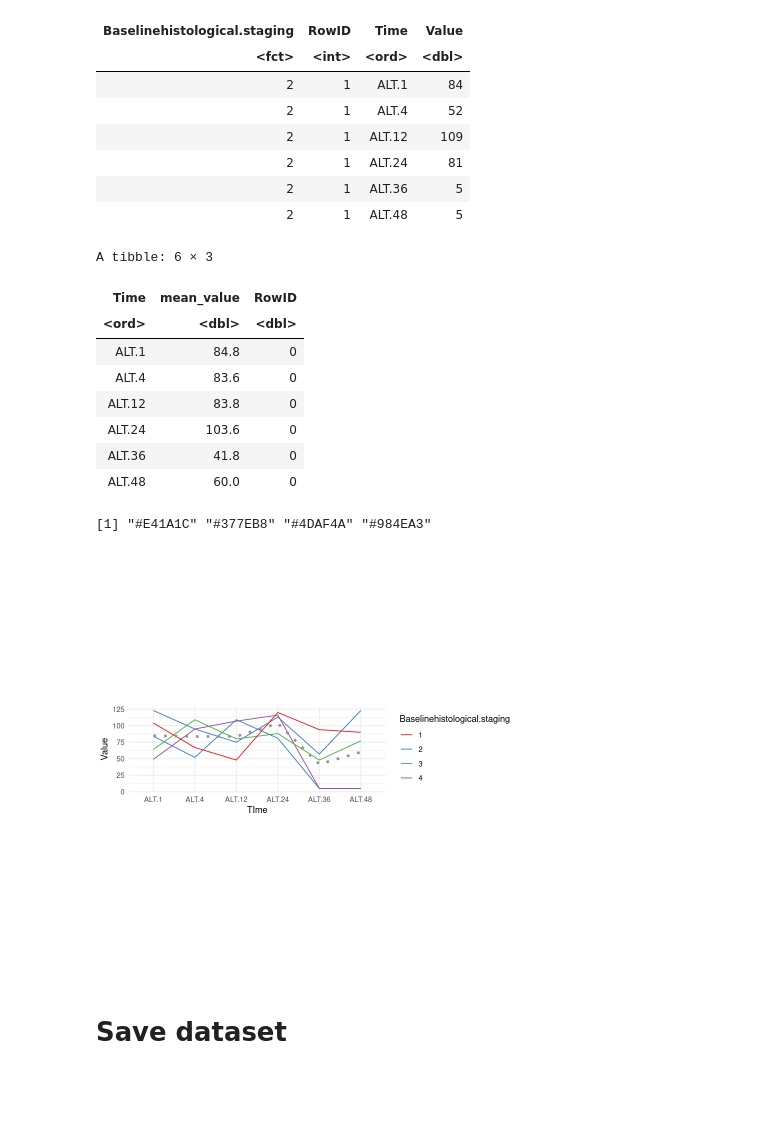
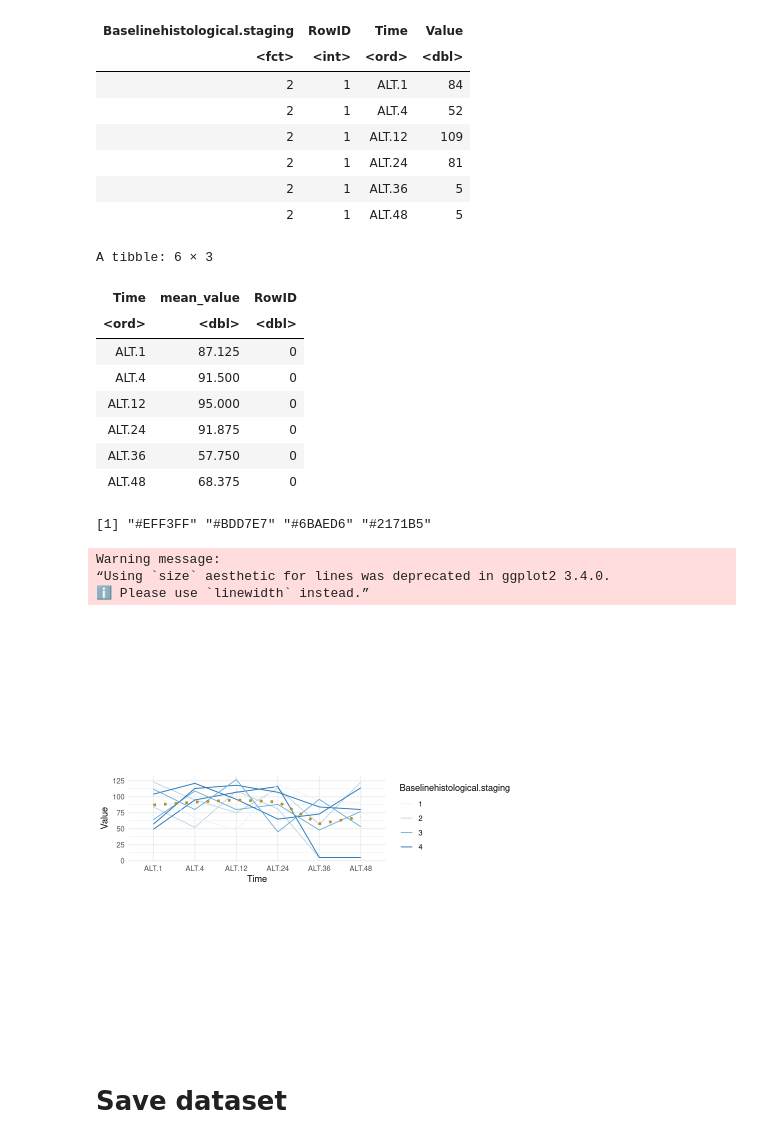
Before and after one commit to Alvaro8gb/DataVisualization, a Jupyter notebook: App/data.ipynb, the cells around one changed output. Saved outputs shown, nothing was run; the diff lists cells and outputs as text; code cells hidden in the pictures; blank space fills up the shorter version.

```diff
--- a/App/data.ipynb
+++ b/App/data.ipynb
@@ -272,11 +272,11 @@ plot.ts(time_s[,1:10])
 # %% [output]
 [figure]
 # %%
-cols <- c(time_series_1,c("Baselinehistological.staging"))
+cols <- c(time_series_1, c("Baselinehistological.staging"))
 print(cols)
 df_subset <- data[, cols]
 
-size <- 5
+size <- 8
 df_plot <- head(df_subset, size)
 # %% [output]
 [1] "ALT.1"                        "ALT.4"
@@ -338,32 +341,35 @@ df_mean_orders
 A tibble: 6 × 3
 | Time | mean_value | RowID |
 | <ord> | <dbl> | <dbl> |
-| ALT.1 | 84.8 | 0 |
-| ALT.4 | 83.6 | 0 |
-| ALT.12 | 83.8 | 0 |
-| ALT.24 | 103.6 | 0 |
-| ALT.36 | 41.8 | 0 |
-| ALT.48 | 60.0 | 0 |
+| ALT.1 | 87.125 | 0 |
+| ALT.4 | 91.500 | 0 |
+| ALT.12 | 95.000 | 0 |
+| ALT.24 | 91.875 | 0 |
+| ALT.36 | 57.750 | 0 |
+| ALT.48 | 68.375 | 0 |
 # %%
 library(RColorBrewer)
 
-colors <- brewer.pal(n = 4, name = "Set1")
+colors <- brewer.pal(n = 4, name = "Blues")
 colors
 # %% [output]
-[1] "#E41A1C" "#377EB8" "#4DAF4A" "#984EA3"
+[1] "#EFF3FF" "#BDD7E7" "#6BAED6" "#2171B5"
 # %%
 
 ggplot(data = df_plot_long, aes(x = Time, y = Value, group = RowID)) +
   scale_color_manual(values = colors) +
   geom_line(aes(color = Baselinehistological.staging)) +
-  geom_line(data = df_mean_orders, aes(x = Time, y = mean_value), color = "#969292", linetype="dotted", size=1.5) +
+  geom_line(data = df_mean_orders, aes(x = Time, y = mean_value), color = "#b58e33", linetype="dotted", size=1.5) +
   theme_minimal() +
-  labs(x = "TIme", y = "Value") +
+  labs(x = "Time", y = "Value") +
   theme(
     aspect.ratio = 1/3, # Establecer una relación de aspecto para que el gráfico sea tres veces más ancho que alto
   )
 # %% [output]
+Warning message:
+“Using `size` aesthetic for lines was deprecated in ggplot2 3.4.0.
+ℹ Please use `linewidth` instead.”
-[figure, old version]
+[figure, new version]
 # %% [markdown]
 # Save dataset
 # %%
```
Also changed, not shown: parts of 1 cell of this notebook, 2 other files.
